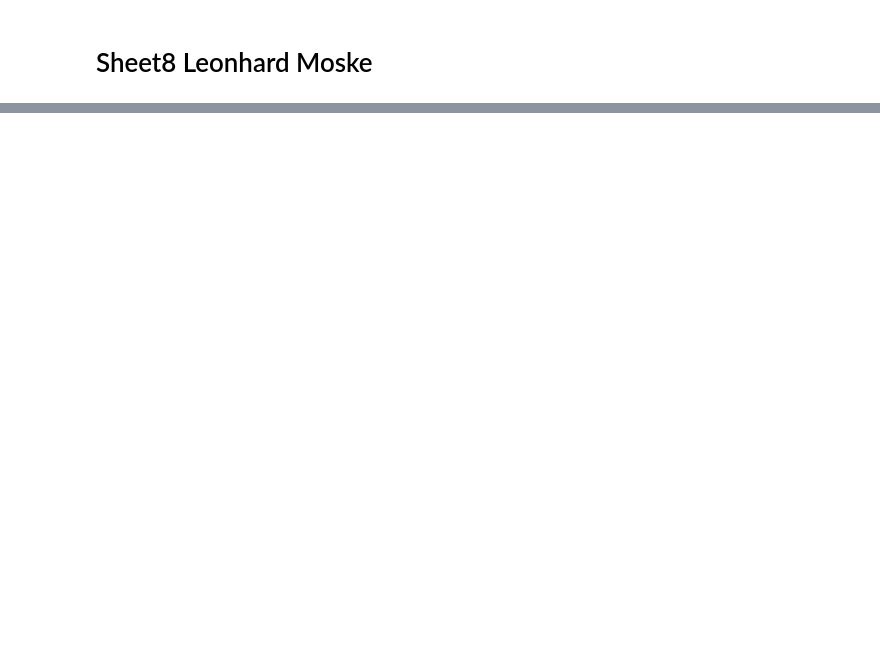
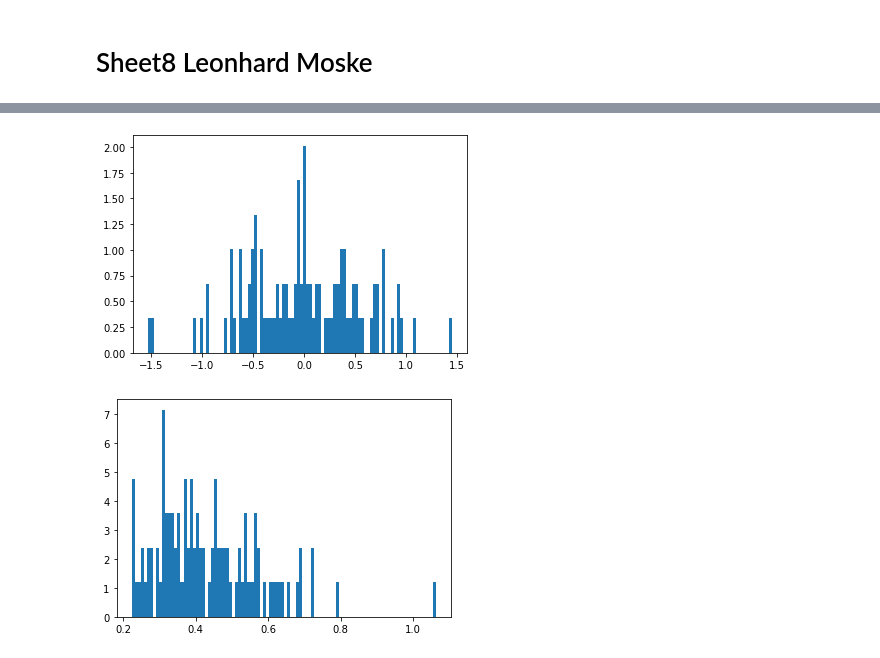
Before and after one commit to Leonhard-Moske/CMCMP, a Jupyter notebook: sheet8/physics767_sheet8_LeonhardMoske.ipynb, the cells around one changed output, grey strips where cells are left out. Drawn from its saved outputs; the diff is of its cells as text; code cells hidden in the pictures; blank space fills up the shorter version.

```diff
--- a/sheet8/physics767_sheet8_LeonhardMoske.ipynb
+++ b/sheet8/physics767_sheet8_LeonhardMoske.ipynb
@@ -82,0 +89,24 @@ plt.plot(errors)
+# %%
+nExperimnt = 100
+nsample = 1000
+
+xiMeans = []
+xistd = []
+
+for i in range(nExperimnt):
+    xHist = np.empty(nsample)
+    xHist[0] = 0
+
+    for i in range(1,nsample):
+        xHist[i] = markovStep(xHist[i-1])
+
+    xiMeans.append(np.mean(xHist))
+    xistd.append(np.std(xHist))
+# %%
+plt.hist(xiMeans, bins=100, density=True)
+plt.show()
+plt.hist(xistd, bins=100, density=True)
+plt.show()
+# %% [output]
+[figure, added]
+[figure, added]
```
Also changed, not shown: parts of 6 cells of this notebook.
